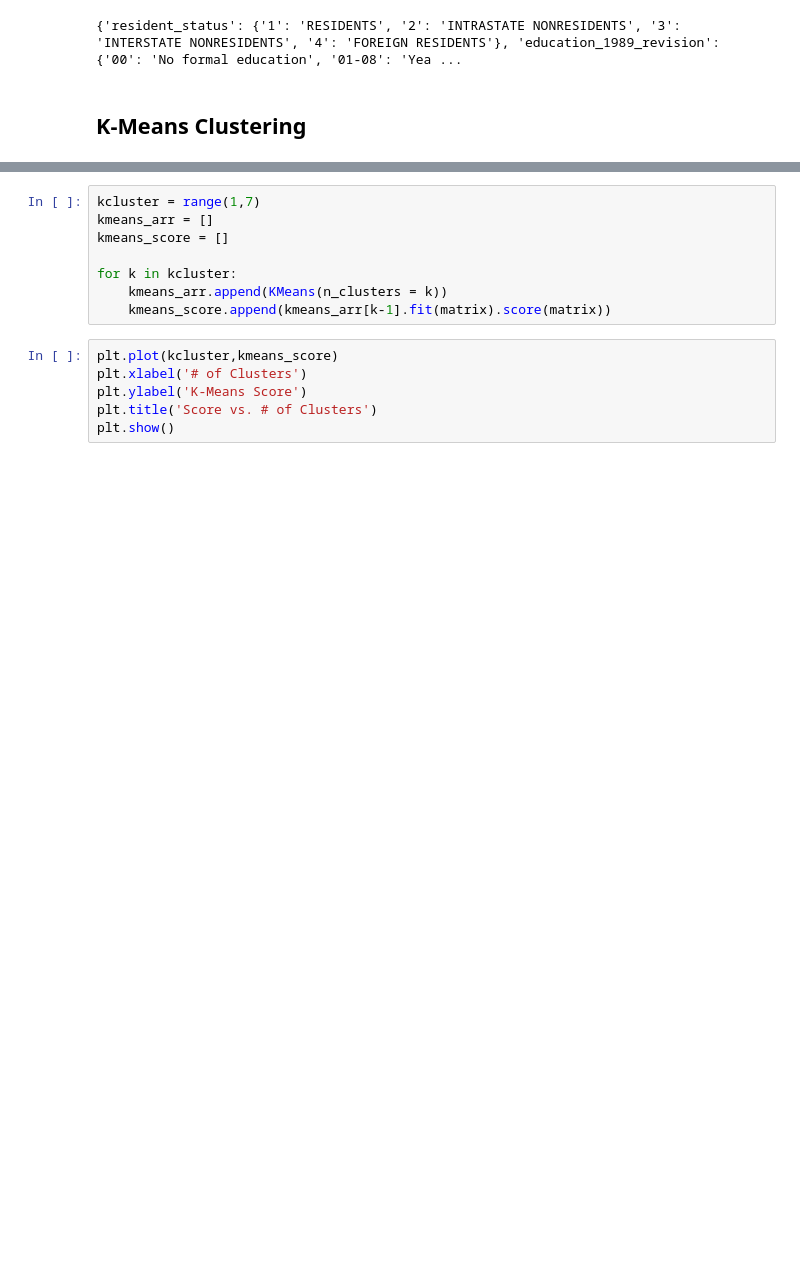
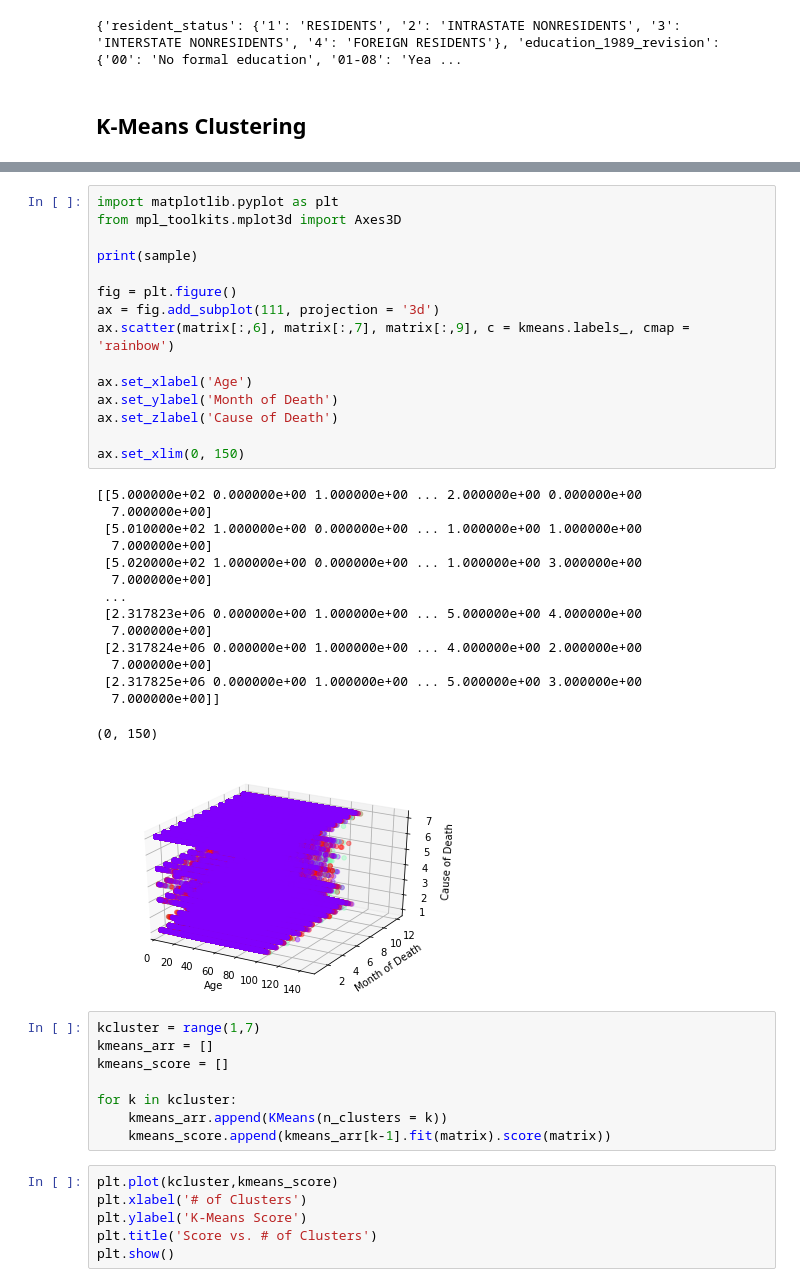
Before and after one commit to alexander-ray/bana-mortality-4502, a Jupyter notebook: DataFrameFormat.ipynb, the cells around one changed output, grey strips where cells are left out. Drawn from its saved outputs; the diff is of its cells as text; blank space fills up the shorter version.

```diff
--- a/DataFrameFormat.ipynb
+++ b/DataFrameFormat.ipynb
@@ -573,3 +535,34 @@ Text(0.5,1,'Education vs. Age 3-Cluster')
+# %%
+import matplotlib.pyplot as plt
+from mpl_toolkits.mplot3d import Axes3D
+
+print(sample)
+
+fig = plt.figure()
+ax = fig.add_subplot(111, projection = '3d')
+ax.scatter(matrix[:,6], matrix[:,7], matrix[:,9], c = kmeans.labels_, cmap = 'rainbow')
+
+ax.set_xlabel('Age')
+ax.set_ylabel('Month of Death')
+ax.set_zlabel('Cause of Death')
+
+ax.set_xlim(0, 150)
+# %% [output]
+[[5.000000e+02 0.000000e+00 1.000000e+00 ... 2.000000e+00 0.000000e+00
+  7.000000e+00]
+ [5.010000e+02 1.000000e+00 0.000000e+00 ... 1.000000e+00 1.000000e+00
+  7.000000e+00]
+ [5.020000e+02 1.000000e+00 0.000000e+00 ... 1.000000e+00 3.000000e+00
+  7.000000e+00]
+ ...
+ [2.317823e+06 0.000000e+00 1.000000e+00 ... 5.000000e+00 4.000000e+00
+  7.000000e+00]
+ [2.317824e+06 0.000000e+00 1.000000e+00 ... 4.000000e+00 2.000000e+00
+  7.000000e+00]
+ [2.317825e+06 0.000000e+00 1.000000e+00 ... 5.000000e+00 3.000000e+00
+  7.000000e+00]]
+(0, 150)
+[figure, added]
 # %%
 kcluster = range(1,7)
 kmeans_arr = []
```
Also changed, not shown: parts of 11 cells of this notebook.
